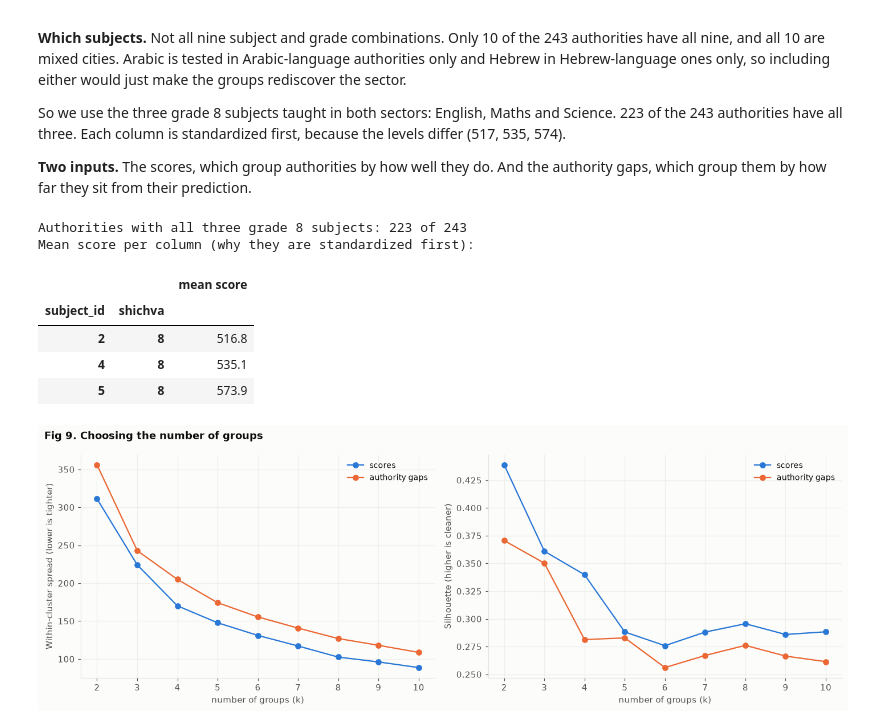
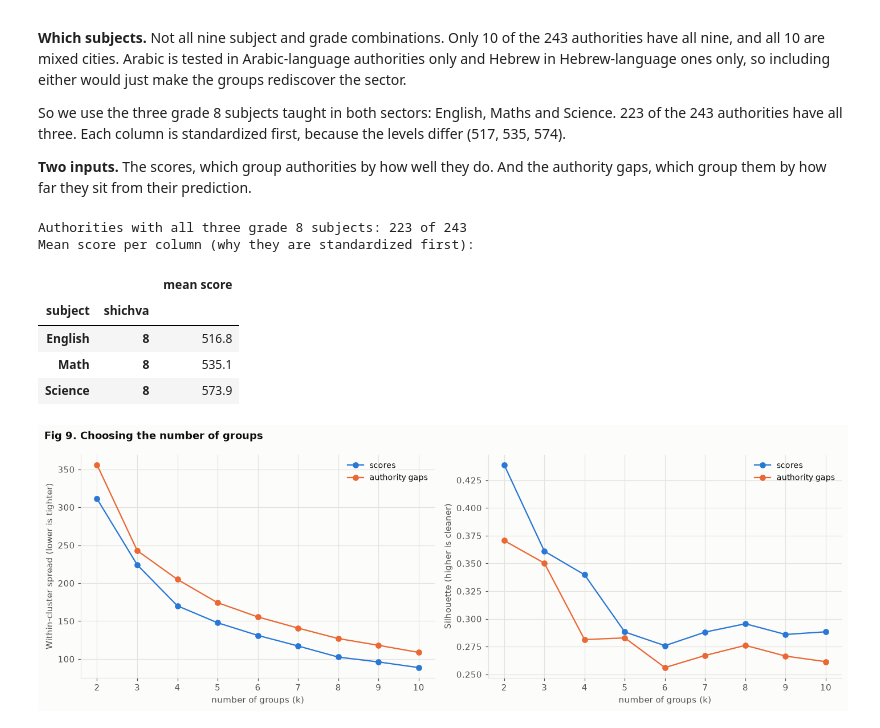
Before and after one commit to Fiamma-Jikukan/DS_final_project_Or_and_Stav, a Jupyter notebook: DS_final_project_Or_and_Stav.ipynb, the cells around one changed output. Saved outputs shown, nothing was run; the diff lists cells and outputs as text; code cells hidden in the pictures.

```diff
--- a/DS_final_project_Or_and_Stav.ipynb
+++ b/DS_final_project_Or_and_Stav.ipynb
@@ -1309,16 +1328,15 @@ To judge a model we first need to know what counts as doing well.
    that cannot beat it has learned nothing about authorities.
 # %%
 overall_mean = y_train.mean()
-GROUP_KEYS = ["subject_id", "shichva"]
-group_mean = train_set.groupby(GROUP_KEYS)[TARGET].mean()
+group_mean = train_set.groupby(group_key(train_set))[TARGET].mean()
 
 def predict_overall_mean(rows):
     return np.full(len(rows), overall_mean)
 
 def predict_group_mean(rows):
-    # Takes the row frame rather than the feature matrix, because subject_id is a grouping column
-    # now rather than a model input. A subject x grade missing from training falls back to the overall mean.
-    return (rows.join(group_mean.rename("group_mean"), on=GROUP_KEYS)["group_mean"]
+    # Takes the row frame rather than the feature matrix, because the subject x grade key is read
+    # back from the indicator columns. A group missing from training falls back to the overall mean.
+    return (group_mean.reindex(pd.MultiIndex.from_arrays(group_key(rows)))
             .fillna(overall_mean).to_numpy())
 
 record("Baseline: overall mean", "-", y_val, predict_overall_mean(val_set), w_val)
@@ -1326,7 +1344,7 @@ record("Baseline: subject x grade mean", "-", y_val, predict_group_mean(val_set)
 
 print(f"Overall training mean: {overall_mean:.1f} points")
 print("Training mean per subject x grade:")
-display(group_mean.rename(index=SUBJECT_NAMES, level=0).round(1).to_frame("mean score"))
+display(group_mean.round(1).to_frame("mean score"))
 results_table()
 # %% [output]
 Overall training mean: 549.7 points
@@ -1680,12 +1699,16 @@ from sklearn.linear_model import LogisticRegression
 from sklearn.metrics import (accuracy_score, confusion_matrix, f1_score, precision_score,
                              recall_score)
 
-group_median = train_set.groupby(GROUP_KEYS)[TARGET].median()
+group_median = train_set.groupby(group_key(train_set))[TARGET].median()
 overall_median = train_set[TARGET].median()
 
+def group_cut(rows):
+    # Each row's own subject x grade training median, looked up through the grouping key
+    return pd.Series(group_median.reindex(pd.MultiIndex.from_arrays(group_key(rows))).to_numpy(),
+                     index=rows.index)
+
 def label_high(rows):
-    own_median = rows.join(group_median.rename("cut"), on=GROUP_KEYS)["cut"]
-    return (rows[TARGET] > own_median).astype(int)
+    return (rows[TARGET] > group_cut(rows)).astype(int)
 
 y_train, y_val, y_test = label_high(train_set), label_high(val_set), label_high(test_set)
 X_train, X_val, X_test = train_set[FEATURES], val_set[FEATURES], test_set[FEATURES]
@@ -1695,7 +1718,7 @@ balance = pd.DataFrame({
     "share labelled High": [y_train.mean(), y_val.mean(), y_test.mean()],
 }, index=["train", "validation", "test"])
 print(f"Overall training median: {overall_median:.1f}. Medians per subject x grade:")
-display(group_median.rename(index=SUBJECT_NAMES, level=0).round(1).to_frame("training median"))
+display(group_median.round(1).to_frame("training median"))
 display(balance.round(3))
 # %% [output]
 Overall training median: 551.0. Medians per subject x grade:
@@ -1901,7 +1923,7 @@ oof_prediction = cross_val_predict(clone(chosen_model), X_all, y_all,
 oof_residual = pd.Series(y_all.to_numpy() - oof_prediction, index=data.index)
 
 # Standardize within subject x grade, so a gap means the same thing in every test
-by_test = oof_residual.groupby([data["subject_id"], data["shichva"]])
+by_test = oof_residual.groupby(group_key(data))
 gap = (oof_residual - by_test.transform("mean")) / by_test.transform("std")
 
 by_authority = gap.groupby(data["rashut"])
@@ -1919,8 +1941,7 @@ print(f"Out-of-fold R2 across all {data['rashut'].nunique()} authorities: {oof_r
       f"(single split gave 0.463 on validation, 0.530 on test)")
 print(f"Gap vs socio-economic index: r = {per_authority['gap'].corr(per_authority['ses_index']):.3f}")
 print("\nSpread of the raw gaps, per test (points):")
-display(oof_residual.groupby([data["subject_id"], data["shichva"]]).std().round(1)
-        .rename(index=SUBJECT_NAMES, level=0).to_frame("SD"))
+display(oof_residual.groupby(group_key(data)).std().round(1).to_frame("SD"))
 # %% [output]
 Out-of-fold R2 across all 243 authorities: 0.537 (single split gave 0.463 on validation, 0.530 on test)
 Gap vs socio-economic index: r = 0.011
@@ -2249,33 +2270,35 @@ by how far they sit from their prediction.
 # %%
 from sklearn.cluster import KMeans
 from sklearn.metrics import silhouette_score
 from sklearn.preprocessing import StandardScaler
 
-CORE = [(2, 8), (4, 8), (5, 8)]                      # English, Math, Science - grade 8, both sectors
-CORE_LABELS = {(2, 8): "English gr 8", (4, 8): "Math gr 8", (5, 8): "Science gr 8"}
+CORE = [("English", 8), ("Math", 8), ("Science", 8)]                      # English, Math, Science - grade 8, both sectors
+CORE_LABELS = {("English", 8): "English gr 8", ("Math", 8): "Math gr 8",
+               ("Science", 8): "Science gr 8"}
 
 def build_profile(values, name):
     # Average over years first: 28 authorities are tested in more than one year
-    wide = (pd.DataFrame({"rashut": data["rashut"], "subject_id": data["subject_id"],
-                          "shichva": data["shichva"], name: values})
-            .pivot_table(index="rashut", columns=["subject_id", "shichva"], values=name, aggfunc="mean"))
+    subject, grade = group_key(data)
+    wide = (pd.DataFrame({"rashut": data["rashut"], "subject": subject,
+                          "shichva": grade, name: values})
+            .pivot_table(index="rashut", columns=["subject", "shichva"], values=name, aggfunc="mean"))
     return wide[CORE].rename(columns=CORE_LABELS).dropna()
 
 score_profile = build_profile(data["score"].to_numpy(), "score")
 gap_profile = build_profile(gap.to_numpy(), "gap")
 official_cluster = data.groupby("rashut")["ses_cluster"].first()
 
 print(f"Authorities with all three grade 8 subjects: {len(score_profile)} of {data['rashut'].nunique()}")
 print("Mean score per column (why they are standardized first):")
 display(score_profile.mean().round(1).to_frame("mean score"))
 # %% [output]
 Authorities with all three grade 8 subjects: 223 of 243
 Mean score per column (why they are standardized first):
 |  |  | mean score |
-| subject_id | shichva |  |
-| 2 | 8 | 516.8 |
-| 4 | 8 | 535.1 |
-| 5 | 8 | 573.9 |
+| subject | shichva |  |
+| English | 8 | 516.8 |
+| Math | 8 | 535.1 |
+| Science | 8 | 573.9 |
 # %%
 def sweep(frame):
     X = StandardScaler().fit_transform(frame)
```
Also changed, not shown: parts of 24 cells of this notebook, 10 other files.
